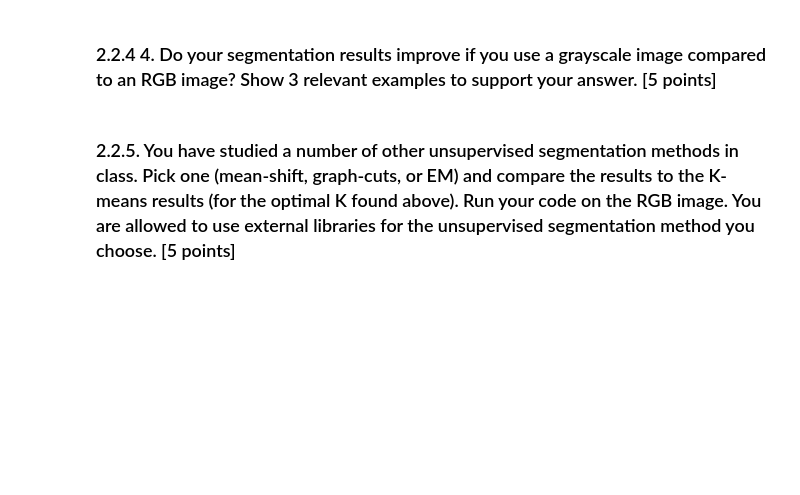
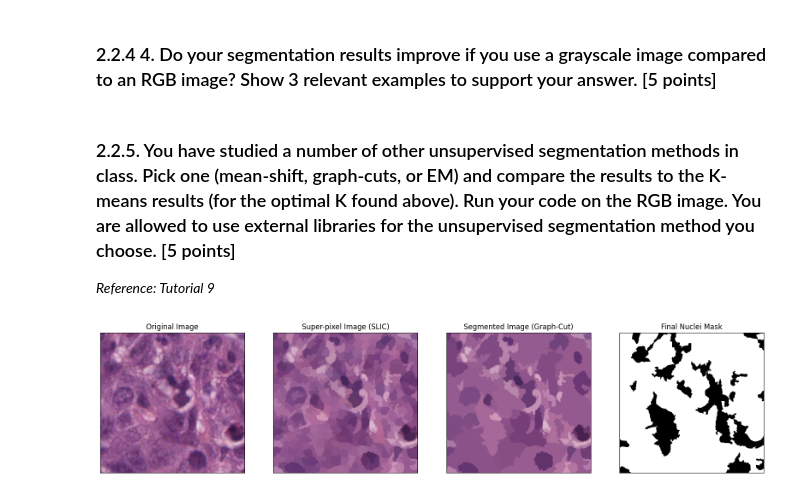
Before and after one commit to thirteenlizards/ecse-415, a Jupyter notebook: ECSE415_As3.ipynb, the cells around one changed output. Saved outputs shown, nothing was run; the diff lists cells and outputs as text; code cells hidden in the pictures; blank space fills up the shorter version.

```diff
--- a/ECSE415_As3.ipynb
+++ b/ECSE415_As3.ipynb
@@ -1177,3 +1181,77 @@ plt.show()
 ### 2.2.4 4. Do your segmentation results improve if you use a grayscale image compared to an RGB image? Show 3 relevant examples to support your answer. [5 points]
 # %% [markdown]
 ### 2.2.5. You have studied a number of other unsupervised segmentation methods in class. Pick one (mean-shift, graph-cuts, or EM) and compare the results to the K-means results (for the optimal K found above). Run your code on the RGB image. You are allowed to use external libraries for the unsupervised segmentation method you choose. [5 points]
+
+*Reference: Tutorial 9*
+# %%
+# 1. Read image and convert to RGB
+img_bgr = cv2.imread(sample_path)
+img = cv2.cvtColor(img_bgr, cv2.COLOR_BGR2RGB)
+
+# 2. Apply k-means. This will generate super pixels
+labels1 = segmentation.slic(img, compactness=10, n_segments=400, start_label=1)
+out1 = color.label2rgb(labels1, img, kind='avg')
+
+# 3. Build region adjacency graph
+    # rag_mean_color(image, labels, connectivity=2, mode='distance', sigma=255.0)
+    # connectivity: Pixels with a squared distance less than connectivity from each other are considered adjacent.
+    # mode: {‘distance’, ‘similarity’}
+    #         ‘distance’ : The weight between two adjacent regions is the |c1−c2| -> max cut?
+    #         ‘similarity’ : The weight between two adjacent is e−d2/sigma; where d=|c1−c2| -> min cut?
+    # sigma: Used for computation when mode is “similarity”.
+g = rag_mean_color(img, labels1, mode='similarity')
+
+# 4. Apply graph cut
+    # cut_normalized(labels, rag, thresh=0.001, num_cuts=10, in_place=True, max_edge=1.0)
+    # labels: The array of labels.
+    # rag: The region adjacency graph.
+    # thresh: The threshold. A subgraph won’t be further subdivided if the value of the N-cut exceeds thresh.
+    # num_cuts: The number or N-cuts to perform before determining the optimal one.
+    # in_place: If set, modifies rag in place.
+    # max_edge: The maximum possible value of an edge in the RAG.
+labels2 = cut_normalized(labels1, g, thresh=0.05)
+out2 = color.label2rgb(labels2, img, kind='avg')
+
+# 5. Apply binary mask (most dark/purple regions)
+unique_labels = np.unique(labels2)
+scores = {}
+
+for label in unique_labels:
+    mask = (labels2 == label)
+    cluster_pixels = img[mask].astype(float)
+    if len(cluster_pixels) == 0: continue
+
+    mean_color = cluster_pixels.mean(axis=0)
+    darkness = 255 - np.mean(mean_color)
+    purple_bias = mean_color[2] - mean_color[1] # Blue - Green
+
+    # Store the score for this label
+    scores[label] = darkness + purple_bias
+
+# select all with above avg
+avg_score = np.mean(list(scores.values()))
+nuclei_labels = [l for l, s in scores.items() if s > avg_score]
+
+# Create the binary mask using all selected labels
+binary_mask = np.zeros(labels2.shape, dtype=np.uint8)
+for l in nuclei_labels:
+    binary_mask[labels2 == l] = 255
+
+# 6. Display
+plt.figure(figsize=(20, 5))
+
+plt.subplot(141), plt.imshow(img)
+plt.title("Original Image"), plt.xticks([]), plt.yticks([])
+
+plt.subplot(142), plt.imshow(out1)
+plt.title("Super-pixel Image (SLIC)"), plt.xticks([]), plt.yticks([])
+
+plt.subplot(143), plt.imshow(out2)
+plt.title("Segmented Image (Graph-Cut)"), plt.xticks([]), plt.yticks([])
+
+plt.subplot(144), plt.imshow(binary_mask, cmap='gray')
+plt.title("Final Nuclei Mask"), plt.xticks([]), plt.yticks([])
+
+plt.show()
+# %% [output]
+[figure, added]
```
Also changed, not shown: parts of 2 cells of this notebook.
